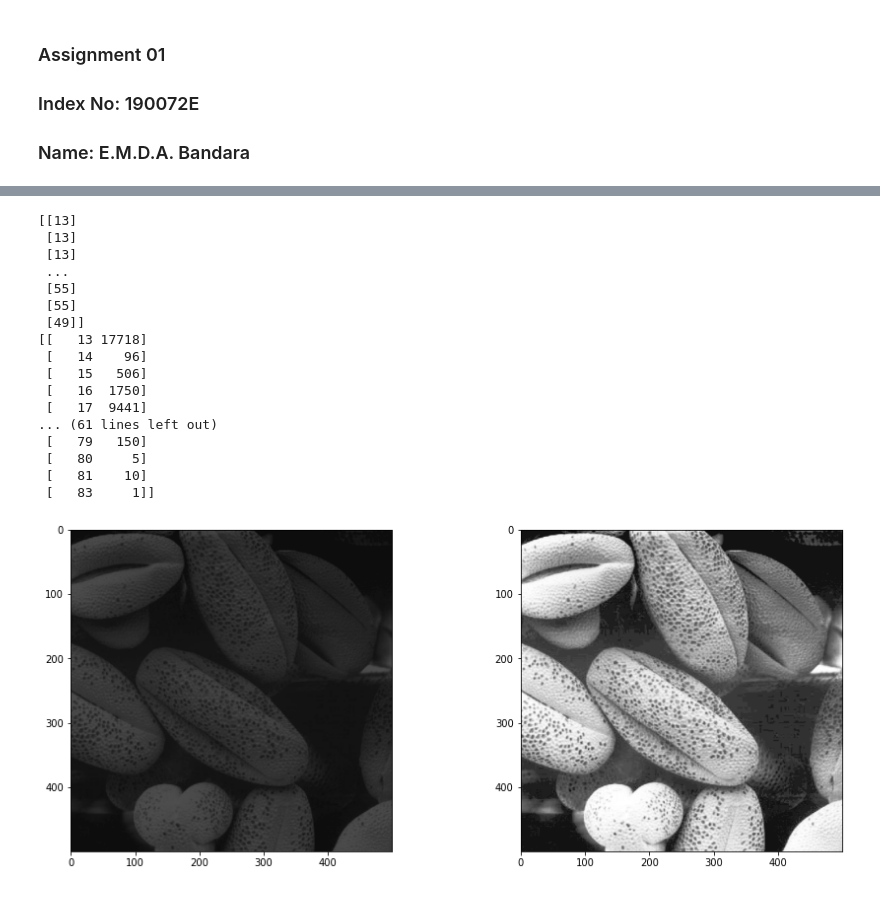
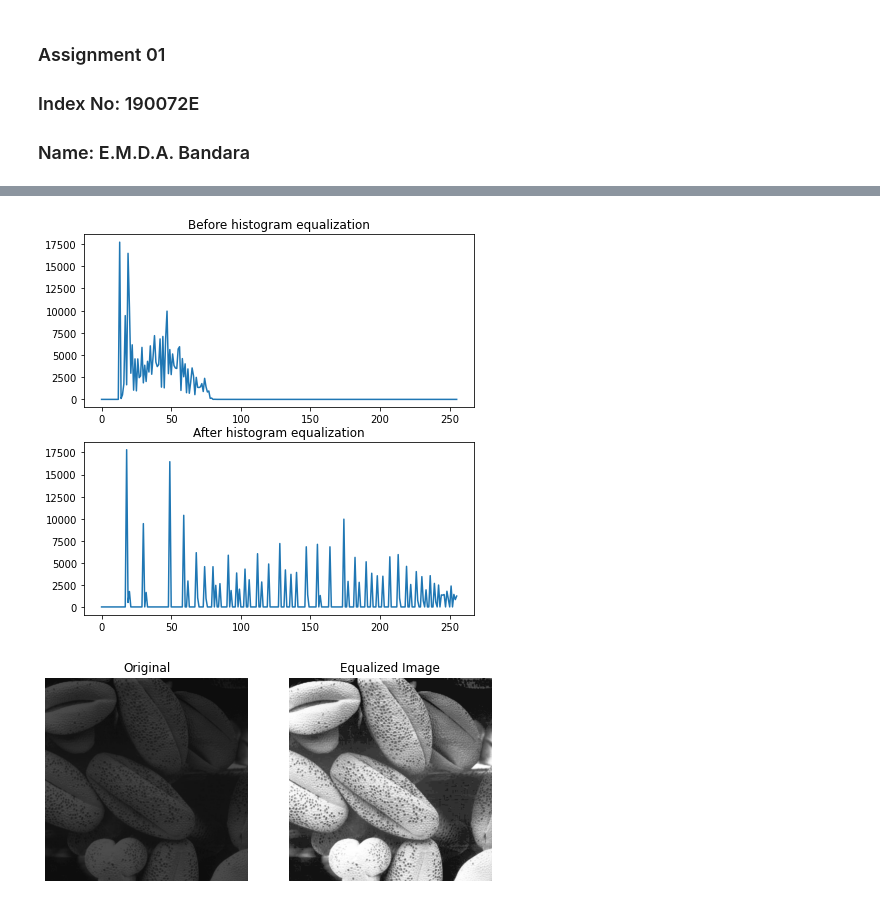
Before and after one commit to Dumindu-Bandara/en2550-fundamentals-of-image-processing-and-machine-vision, a Jupyter notebook: Assignment_1/Assignment_1.ipynb, the cells around one changed output, grey strips where cells are left out. Cells and saved outputs as stored; diff of their text form; code cells hidden in the pictures.

```diff
--- a/Assignment_1/Assignment_1.ipynb
+++ b/Assignment_1/Assignment_1.ipynb
@@ -13,6 +14,7 @@ import matplotlib.pyplot as plt
 img = cv.imread('images/emma_gray.jpg')
 assert img is not None
 
+#Piecewise creation of intensity transformation
 t_1 = np.linspace(0, 50, 50, endpoint= True)
 t_2 = np.linspace(100, 255, 100, endpoint= True)
 t_3 = np.linspace(150, 255, 106, endpoint= True)
@@ -25,9 +27,10 @@ plt.plot(index, t)
 assert len(index) == 256
 assert len(t) == 256
 
-transformed_img = cv.LUT(img, t)
+#Intensity transformation
+transformed_img = cv.LUT(img, t) #Lookup table for intensity transformation
 
-fig, ax = plt.subplots( 1, 2, figsize = (18, 9))
+fig, ax = plt.subplots( 1, 2, figsize = (11, 5))
 ax[0].imshow(img, cmap = 'gray', vmin = 0, vmax = 255)
 ax[0].set_title('Original')
 ax[1].imshow(transformed_img, cmap = 'gray', vmin = 0, vmax = 255)
@@ -149,55 +137,54 @@ plt.imshow(cv.cvtColor(g, cv.COLOR_BGR2RGB))
 # %%
 #Question 04
 f = cv.imread('images/shells.png' , cv.IMREAD_GRAYSCALE)
 assert f is not None
 
+#Dimensions ( height, width) of the given image
 M = f.shape[0]
 N = f.shape[1]
 
+#flattened intensity array
 g = f.flatten()
 g = g[:, np.newaxis]
-print(g)
 
+#Count unique intensity values in the flattened intensity array
 (unique, counts) = np.unique(g, return_counts=True)
 frequencies = np.asarray((unique, counts)).T
 
-print(frequencies)
+lookup_table = np.zeros((256)) #Creating lookuptable with indexes from 0 -  255
 
-lookup_table = np.zeros((256))
-
-for i in range(256):
+for i in range(256): # Calculate cumalative sum until the index
     lookup_table[i] = np.sum(frequencies[:, 1], where = frequencies[:,0] <= i)
 
-lookup_table = lookup_table*(256-1)/(M*N)
+lookup_table = lookup_table*(256-1)/(M*N)  #Intensity transformation for histogram equalization
 lookup_table = lookup_table.round().astype(np.uint8)
 
-equalized_img = cv.LUT(f, lookup_table)
+equalized_img = cv.LUT(f, lookup_table) #Transforming image using lookup table
 
-fig, ax = plt.subplots(1, 2, figsize = (15, 6))
-ax[0].imshow(cv.cvtColor(f,cv.COLOR_BGR2RGB))
-ax[1].imshow(cv.cvtColor(equalized_img,cv.COLOR_BGR2RGB))
+#Generating histogram for images before and after histogram equalization
+hist_f = cv.calcHist([f], [0], None, [256], [0,256])
+hist_equalized = cv.calcHist([equalized_img], [0], None, [256], [0,256])
 
+fig, ax = plt.subplots(2, 1, figsize=(7,7))
+
+ax[0].plot(hist_f)
+ax[0].set_title("Before histogram equalization")
+ax[1].plot(hist_equalized)
+ax[1].set_title("After histogram equalization")
+
+fig, ax = plt.subplots(1, 2, figsize = (8, 8))
+ax[0].imshow(cv.cvtColor(f,cv.COLOR_GRAY2RGB))
+ax[0].set_title("Original")
+ax[1].imshow(cv.cvtColor(equalized_img,cv.COLOR_GRAY2RGB))
+ax[1].set_title("Equalized Image")
+
+for i in range(2):
+    ax[i].axis('off')
 
 plt.show()
 # %% [output]
-[[13]
- [13]
- [13]
- ...
- [55]
- [55]
- [49]]
-[[   13 17718]
- [   14    96]
- [   15   506]
- [   16  1750]
- [   17  9441]
-... (61 lines left out)
- [   79   150]
- [   80     5]
- [   81    10]
- [   83     1]]
-[figure, old version]
+[figure, new version]
+[figure, added]
 # %%
 #Question 05
 
```
Also changed, not shown: parts of 9 cells of this notebook.
